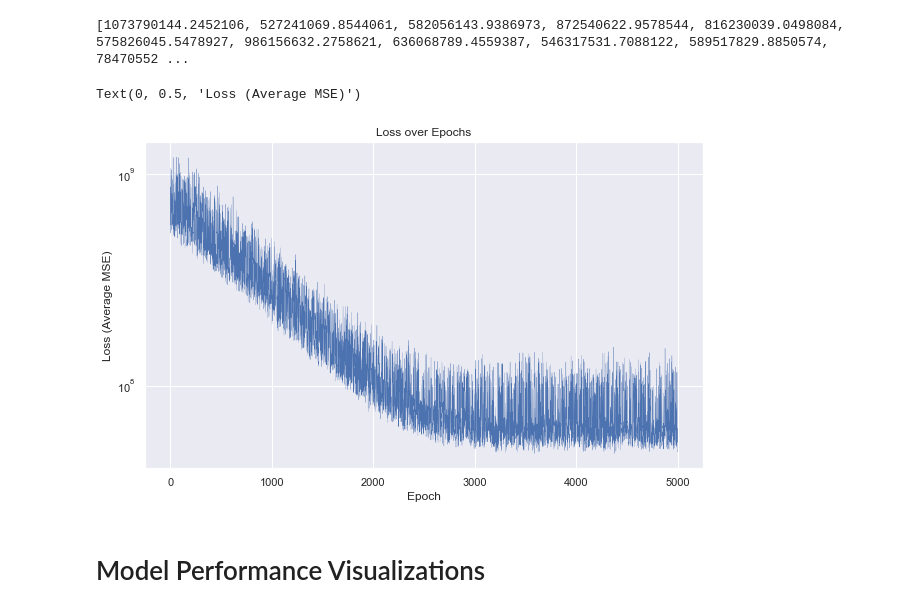
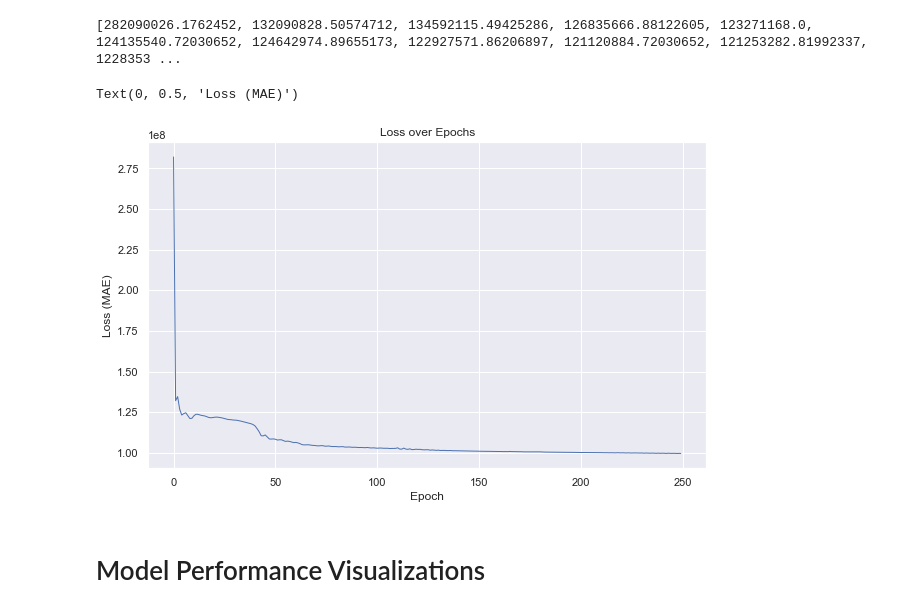
Before and after one commit to vhorvath2010/baryonic-from-dmmt, a Jupyter notebook: visualize_training.ipynb, the cells around one changed output. Drawn from its saved outputs; the diff is of its cells as text; code cells hidden in the pictures.

```diff
--- a/visualize_training.ipynb
+++ b/visualize_training.ipynb
@@ -6,19 +6,18 @@ import numpy as np
 
 sns.set(rc={'figure.figsize':(10,6)})
 # %%
-losses = torch.load('models/model_30-01-2024-14-35-40_losses.pt')
+losses = torch.load('models/2_25_24_model_losses.pt')
 print(losses)
 # %% [output]
-[1073790144.2452106, 527241069.8544061, 582056143.9386973, 872540622.9578544, 816230039.0498084, 575826045.5478927, 986156632.2758621, 636068789.4559387, 546317531.7088122, 589517829.8850574, 78470552 ...
+[282090026.1762452, 132090828.50574712, 134592115.49425286, 126835666.88122605, 123271168.0, 124135540.72030652, 124642974.89655173, 122927571.86206897, 121120884.72030652, 121253282.81992337, 1228353 ...
 # %%
-ax = sns.lineplot(losses, linewidth=.25)
+ax = sns.lineplot(losses, linewidth=1)
 ax.set_title('Loss over Epochs')
 ax.set_xlabel('Epoch')
-ax.set_yscale('log')
-ax.set_ylabel('Loss (Average MSE)')
+ax.set_ylabel('Loss (MAE)')
 # %% [output]
-Text(0, 0.5, 'Loss (Average MSE)')
+Text(0, 0.5, 'Loss (MAE)')
-[figure, old version]
+[figure, new version]
 # %% [markdown]
 # Model Performance Visualizations
 # %%
```
Also changed, not shown: parts of 4 cells of this notebook, 17 other files.
